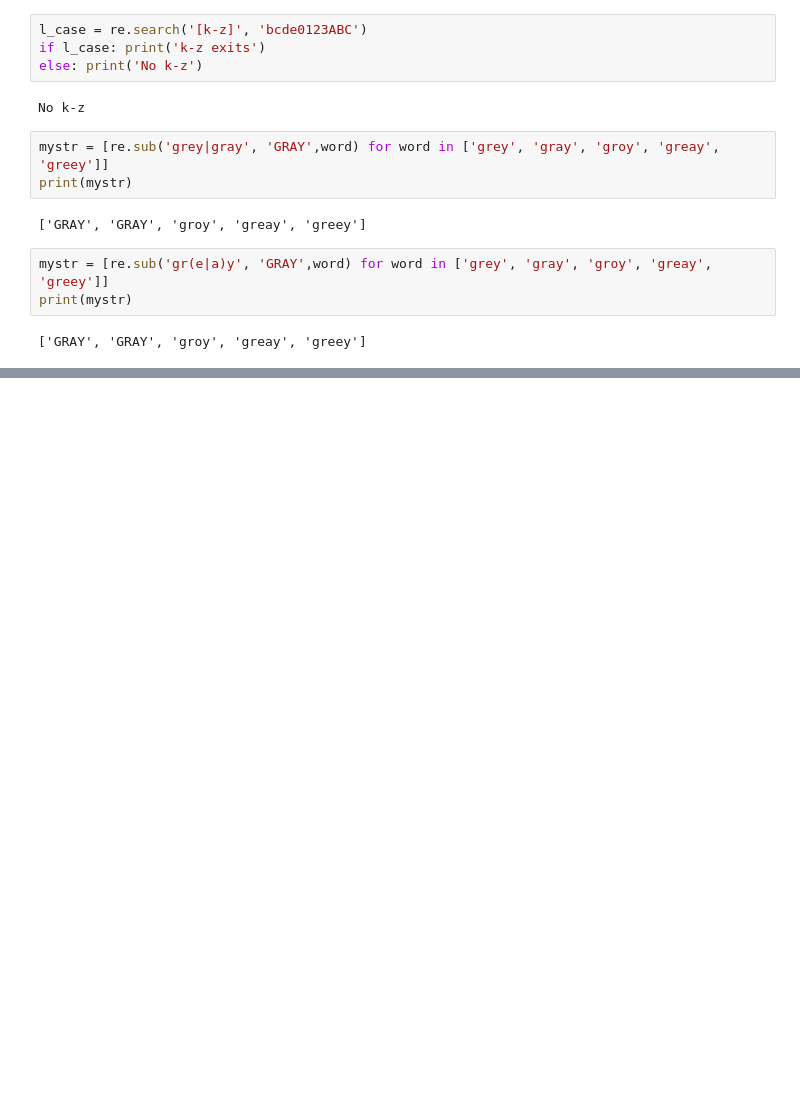
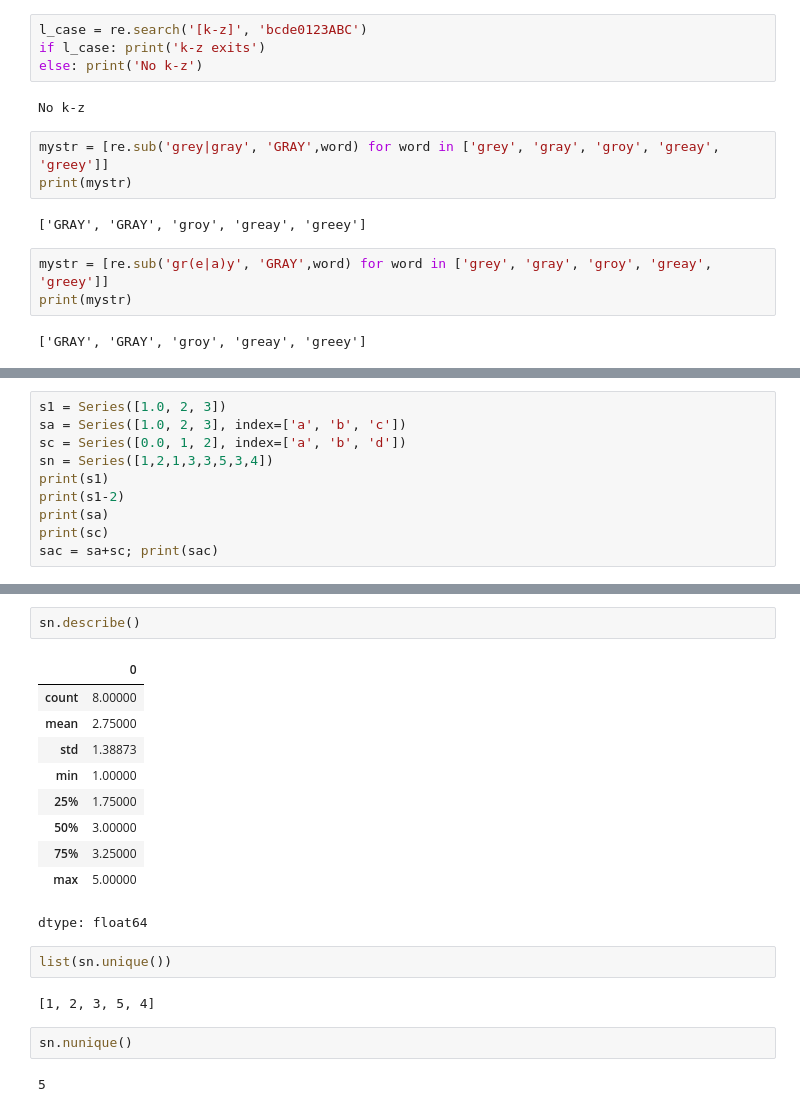
Before and after one commit to immazenam/test, a Jupyter notebook: R과_파이썬.ipynb, the cells around one changed output, grey strips where cells are left out. Drawn from its saved outputs; the diff is of its cells as text; blank space fills up the shorter version.

```diff
--- a/R과_파이썬.ipynb
+++ b/R과_파이썬.ipynb
@@ -721,0 +820,10 @@ print(mystr)
+# %%
+s1 = Series([1.0, 2, 3])
+sa = Series([1.0, 2, 3], index=['a', 'b', 'c'])
+sc = Series([0.0, 1, 2], index=['a', 'b', 'd'])
+sn = Series([1,2,1,3,3,5,3,4])
+print(s1)
+print(s1-2)
+print(sa)
+print(sc)
+sac = sa+sc; print(sac)
@@ -721,0 +908,21 @@ print(mystr)
+# %%
+sn.describe()
+# %% [output]
+|  | 0 |
+| count | 8.00000 |
+| mean | 2.75000 |
+| std | 1.38873 |
+| min | 1.00000 |
+| 25% | 1.75000 |
+| 50% | 3.00000 |
+| 75% | 3.25000 |
+| max | 5.00000 |
+dtype: float64
+# %%
+list(sn.unique())
+# %% [output]
+[1, 2, 3, 5, 4]
+# %%
+sn.nunique()
+# %% [output]
+5
```
Also changed, not shown: parts of 31 cells of this notebook.
